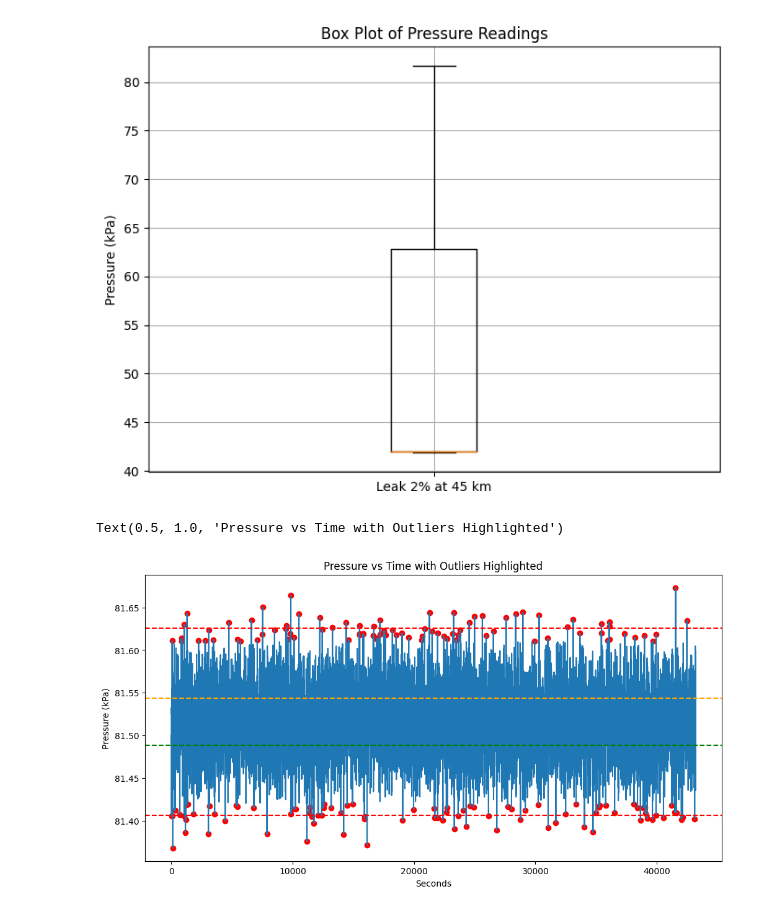
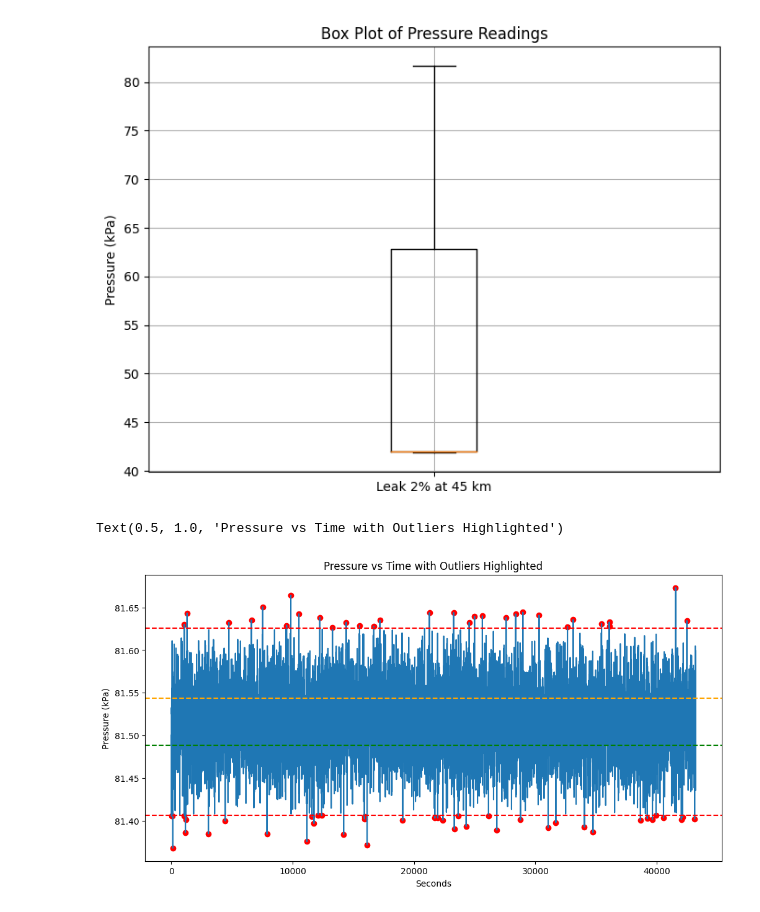
Before and after one commit to JVSCHANDRADITHYA/MultiDimensionalAD, a Jupyter notebook: Week-1-Classify/classify_flows.ipynb, the cells around one changed output. Cells and saved outputs as stored; diff of their text form; code cells hidden in the pictures.

Commit message:
Outliers png's

```diff
--- a/Week-1-Classify/classify_flows.ipynb
+++ b/Week-1-Classify/classify_flows.ipynb
@@ -84,21 +84,21 @@ plt.show()
 [figure]
 # %%
 # LIST OF OUTLIESR IN STEADY ADN PLOT IN ROANGE..
-outliers_steady = steady[(steady['S1-PT-1001A'] < steady['S1-PT-1001A'].quantile(0.01)) | (steady['S1-PT-1001A'] > steady['S1-PT-1001A'].quantile(0.99))]
+outliers_steady = steady[(steady['S1-PT-1001A'] < steady['S1-PT-1001A'].quantile(0.25) - 1.5 * IQR) | (steady['S1-PT-1001A'] > steady['S1-PT-1001A'].quantile(0.75) + 1.5 * IQR)]
 fig, ax = plt.subplots(figsize=(12, 6))
 plt.plot(steady['Seconds'], steady['S1-PT-1001A'], label='Steady')
 plt.scatter(outliers_steady['Seconds'], outliers_steady['S1-PT-1001A'], color='red', label='Outliers')
 # plot the interquartile lines
 IQR = steady['S1-PT-1001A'].quantile(0.75) - steady['S1-PT-1001A'].quantile(0.25)
 lower_bound = steady['S1-PT-1001A'].quantile(0.25) - 1.5 * IQR
 upper_bound = steady['S1-PT-1001A'].quantile(0.75) + 1.5 * IQR
 plt.axhline(y=lower_bound, color='red', linestyle='--', label='Lower Bound')
 plt.axhline(y=upper_bound, color='red', linestyle='--', label='Upper Bound')
 plt.axhline(y=steady['S1-PT-1001A'].quantile(0.25), color='green', linestyle='--', label='25th Percentile')
 plt.axhline(y=steady['S1-PT-1001A'].quantile(0.75), color='orange', linestyle='--', label='75th Percentile')
 plt.xlabel('Seconds')
 plt.ylabel('Pressure (kPa)')
 plt.title('Pressure vs Time with Outliers Highlighted')
 # %% [output]
 Text(0.5, 1.0, 'Pressure vs Time with Outliers Highlighted')
-[figure, old version]
+[figure, new version]
```
Also changed, not shown: parts of 1 cell of this notebook, 2 other files.
